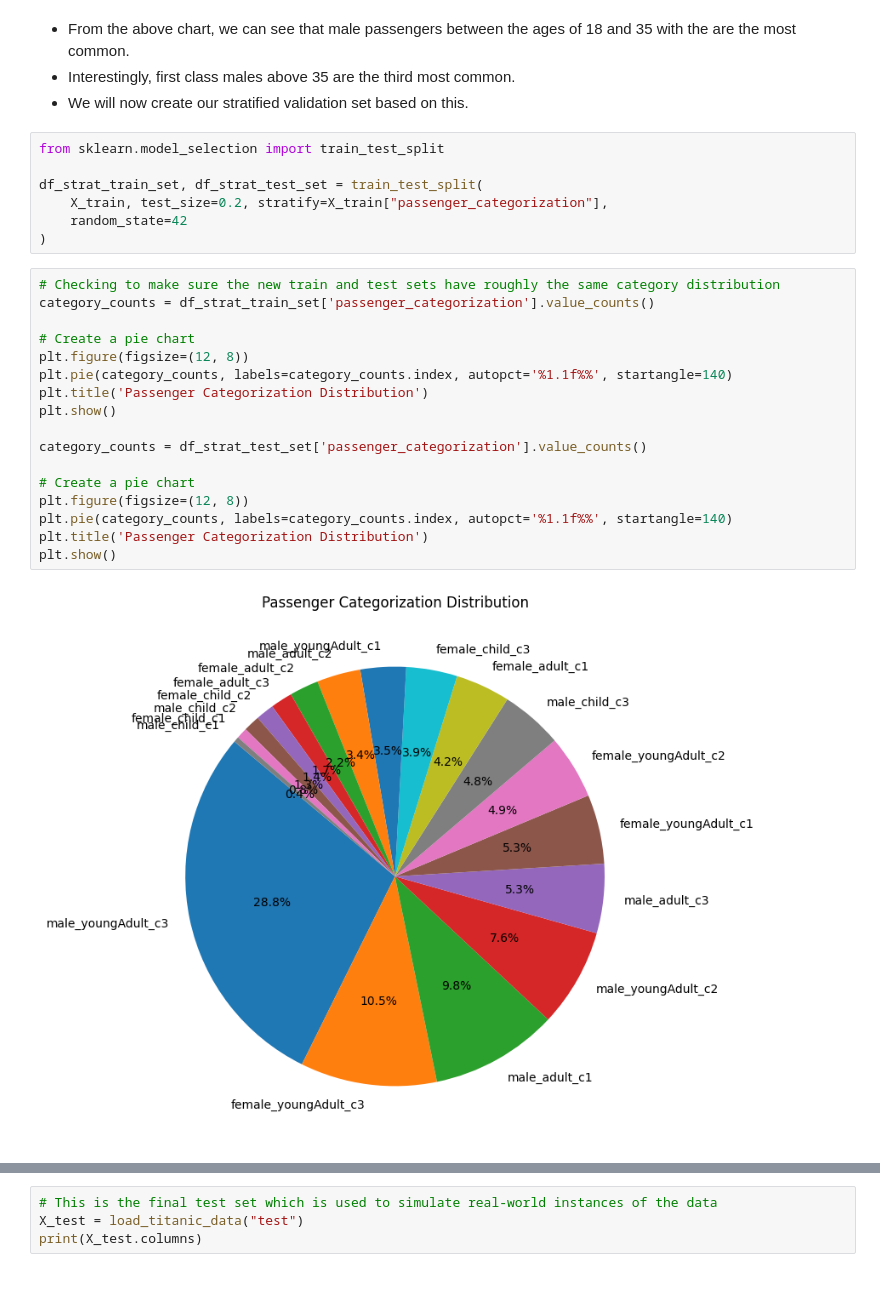
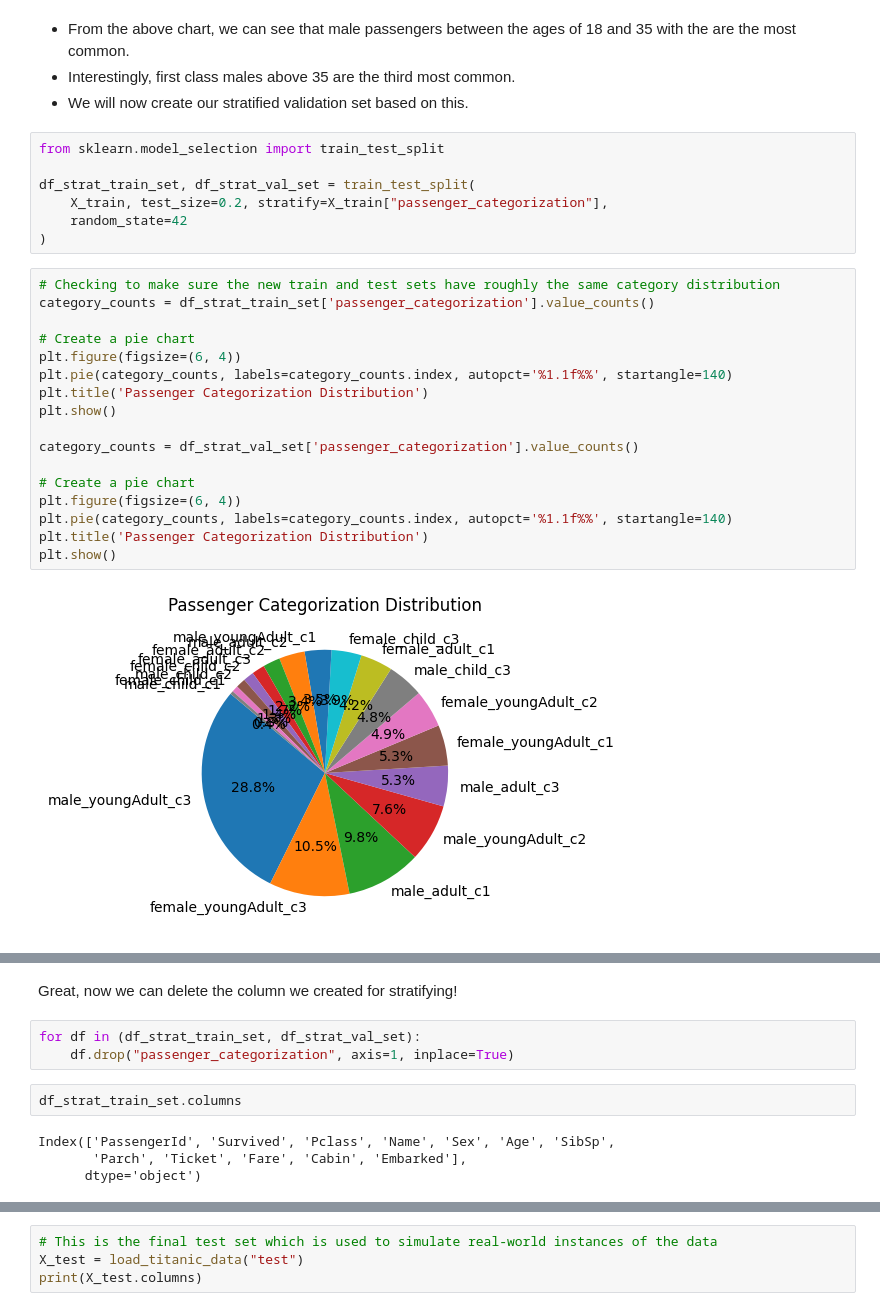
Before and after one commit to TevinAchong/hands-on-ml, a Jupyter notebook: chapter_03/titanic.ipynb, the cells around one changed output, grey strips where cells are left out. Drawn from its saved outputs; the diff is of its cells as text; blank space fills up the shorter version.

```diff
--- a/chapter_03/titanic.ipynb
+++ b/chapter_03/titanic.ipynb
@@ -253,26 +255,26 @@ plt.show()
 # %%
 from sklearn.model_selection import train_test_split
 
-df_strat_train_set, df_strat_test_set = train_test_split(
+df_strat_train_set, df_strat_val_set = train_test_split(
     X_train, test_size=0.2, stratify=X_train["passenger_categorization"],
     random_state=42
 )
 # %%
 # Checking to make sure the new train and test sets have roughly the same category distribution
 category_counts = df_strat_train_set['passenger_categorization'].value_counts()
 
 # Create a pie chart
-plt.figure(figsize=(12, 8))
+plt.figure(figsize=(6, 4))
 plt.pie(category_counts, labels=category_counts.index, autopct='%1.1f%%', startangle=140)
 plt.title('Passenger Categorization Distribution')
 plt.show()
 
-category_counts = df_strat_test_set['passenger_categorization'].value_counts()
+category_counts = df_strat_val_set['passenger_categorization'].value_counts()
 
 # Create a pie chart
-plt.figure(figsize=(12, 8))
+plt.figure(figsize=(6, 4))
 plt.pie(category_counts, labels=category_counts.index, autopct='%1.1f%%', startangle=140)
 plt.title('Passenger Categorization Distribution')
 plt.show()
 # %% [output]
-[figure, old version]
+[figure, new version]
@@ -279,0 +282,11 @@ plt.show()
+# %% [markdown]
+Great, now we can delete the column we created for stratifying!
+# %%
+for df in (df_strat_train_set, df_strat_val_set):
+    df.drop("passenger_categorization", axis=1, inplace=True)
+# %%
+df_strat_train_set.columns
+# %% [output]
+Index(['PassengerId', 'Survived', 'Pclass', 'Name', 'Sex', 'Age', 'SibSp',
+       'Parch', 'Ticket', 'Fare', 'Cabin', 'Embarked'],
+      dtype='object')
```
Also changed, not shown: parts of 16 cells of this notebook.
